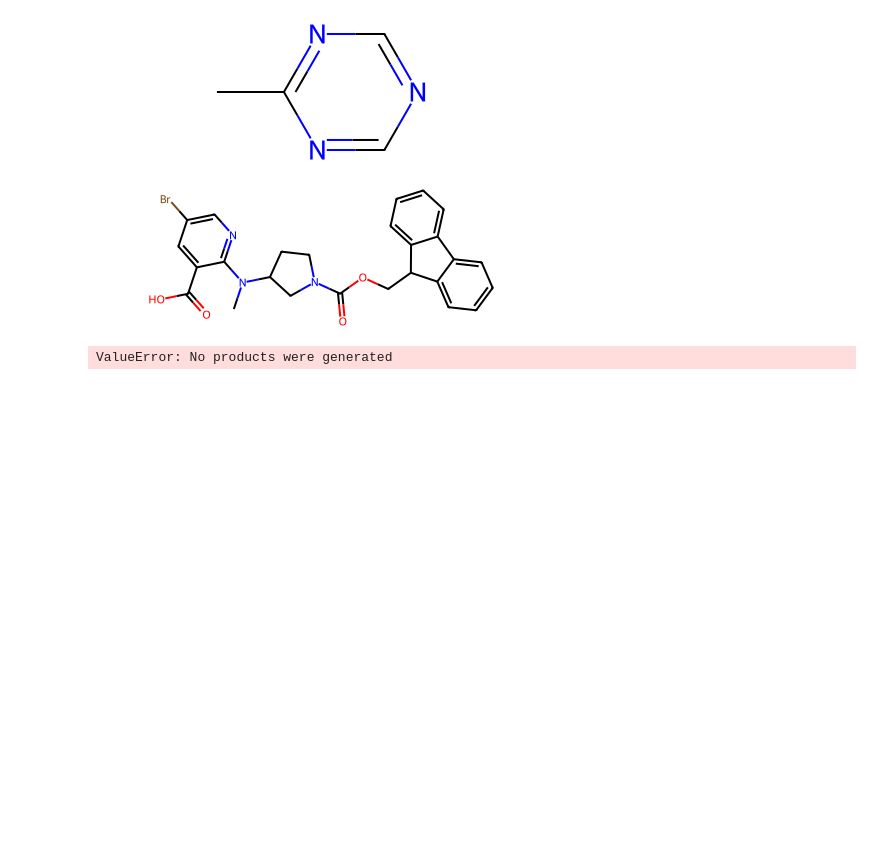
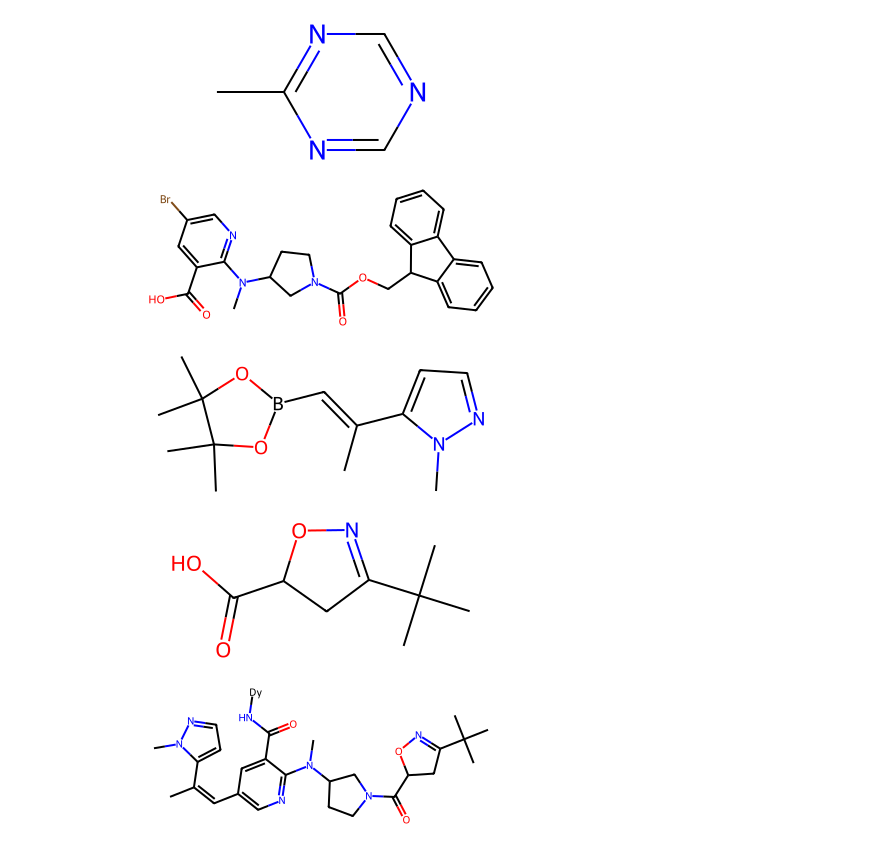
Before and after one commit to TeamEpochGithub/iv-q4-predict-new-medicines-belka, a Jupyter notebook: notebooks/reaction_experimentation.ipynb, the cells around one changed output. Cells and saved outputs as stored; diff of their text form; code cells hidden in the pictures; blank space fills up the shorter version.

Commit message:
Almost fully working building block combination function, issue with molecule equality.

```diff
--- a/notebooks/reaction_experimentation.ipynb
+++ b/notebooks/reaction_experimentation.ipynb
@@ -67,6 +67,8 @@ BORONATE_HALIDE_SMART = '[*:1]([I,Br,Cl,F]).[*:2]B1OC(C)(C)C(C)(C)O1>>[*:1]([*:2
 reaction_boronate_halide = Chem.rdChemReactions.ReactionFromSmarts(BORONATE_HALIDE_SMART)
 COOH_BOC_SMART = '[*:1]C(=O)OC(C)(C)C.[*:2]C(=O)O>>[*:1]C(=O)[*:2]'
 reaction_cooh_boc = Chem.rdChemReactions.ReactionFromSmarts(COOH_BOC_SMART)
+COOH_FMOC_SMART = '[*:1]C(=O)OCC1c2ccccc2-c2ccccc21.[*:2]C(=O)O>>[*:1]C(=O)[*:2]'
+reaction_cooh_fmoc = Chem.rdChemReactions.ReactionFromSmarts(COOH_FMOC_SMART)
 
 #DNA_COOH_SMART = 'C' # Always on the first bb
 #reaction_dna_cooh = Chem.rdChemReactions.ReactionFromSmarts(DNA_COOH_SMART)
@@ -95,6 +97,10 @@ def sanitize_molecule(mol):
         Chem.SanitizeMol(mol)
     except Chem.MolSanitizeException as e:
         raise ValueError(f"Sanitization failed: {e}")
+# %%
+def has_halogen_group(mol) -> bool:
+    halogen = Chem.MolFromSmarts("[I,Br,Cl,F]")
+    return mol.HasSubstructMatch(halogen)
 # %%
 def create_product(bb1: str, bb2: str, bb3: str) -> Chem.Mol:
     BB1 = Chem.MolFromSmiles(bb1)
@@ -103,11 +109,11 @@ def create_product(bb1: str, bb2: str, bb3: str) -> Chem.Mol:
 
     # If BB1 has FMOC, do FMOC triazine reaction
     result = BB1
-    if BB1.HasSubstructMatch(FMOC):
+    if BB1.HasSubstructMatch(FMOC) and not BB2.HasSubstructMatch(BORONATE):
         # Use FMOC_TRIAZINE_SMART to replace FMOC with triazine
         products = reaction_fmoc_triazine.RunReactants([BB1])
         if len(products) == 0:
-            raise ValueError("No products were generated")
+            raise ValueError("No products were generated from fmoc triazine reaction")
         result = products[0][0]
         sanitize_molecule(result)
 
@@ -119,33 +125,42 @@ def create_product(bb1: str, bb2: str, bb3: str) -> Chem.Mol:
 
     # If there is a triazine in the product, do NH2 triazine reaction
     sanitize_molecule(result)
-    if result.HasSubstructMatch(TRIAZINE):
+    if result.HasSubstructMatch(TRIAZINE) and not BB2.HasSubstructMatch(BORONATE):
         # Use NH2_TRIAZINE_SMART1 to replace triazine with NH2 for BB2
         products = reaction_nh2_triazine1.RunReactants((result, BB2))
         if len(products) == 0:
-            raise ValueError("No products were generated")
+            raise ValueError("No products were generated from nh2 triazine reaction")
         result = products[0][0]
         sanitize_molecule(result)
         # Use NH2_TRIAZINE_SMART2 to replace triazine with NH2 for BB3
         products = reaction_nh2_triazine2.RunReactants((result, BB3))
         if len(products) == 0:
-            raise ValueError("No products were generated")
+            raise ValueError("No products were generated from nh2 triazine reaction")
         result = products[0][0]
         sanitize_molecule(result)
-    elif result.HasSubstructMatch(Chem.MolFromSmiles('Br')) or result.HasSubstructMatch(Chem.MolFromSmiles('Cl')) or result.HasSubstructMatch(Chem.MolFromSmiles('I')) or result.HasSubstructMatch(Chem.MolFromSmiles('F')):
+    elif has_halogen_group(result):
         # Use BORONATE_HALIDE_SMART to replace boronate with halide
         products = reaction_boronate_halide.RunReactants([result, BB2])
         if len(products) == 0:
-            raise ValueError("No products were generated")
+            raise ValueError("No products were generated from boronate halide reaction")
         result = products[0][0]
         sanitize_molecule(result)
 
         # Use COOH_BOC_SMART to replace BOC with COOH
-        products = reaction_cooh_boc.RunReactants([result, BB3])
-        if len(products) == 0:
-            raise ValueError("No products were generated")
-        result = products[0][0]
+        if result.HasSubstructMatch(FMOC):
+            products = reaction_cooh_fmoc.RunReactants([result, BB3])
+            if len(products) == 0:
+                raise ValueError("No products were generated from cooh fmoc reaction")
+            result = products[0][0]
+        else:
+            products = reaction_cooh_boc.RunReactants([result, BB3])
+            if len(products) == 0:
+                raise ValueError("No products were generated from cooh boc reaction")
+            result = products[0][0]
         sanitize_molecule(result)
+    else:
+        display(result)
+        raise ValueError("Molecule does not contain triazine or halogen group")
 
 
 
@@ -153,23 +168,38 @@ def create_product(bb1: str, bb2: str, bb3: str) -> Chem.Mol:
 # %%
 # Special row
 spec_row = unique_buildingblock1.iloc[49]
 
 # Display the row buildingblock1_smiles, buildingblock2_smiles, buildingblock3_smiles, and the molecule_smiles
 spec_row_mol = [Chem.MolFromSmiles(spec_row["buildingblock1_smiles"]), Chem.MolFromSmiles(spec_row["buildingblock2_smiles"]), Chem.MolFromSmiles(spec_row["buildingblock3_smiles"])]
 display(spec_row_mol[0])
+display(spec_row_mol[1])
+display(spec_row_mol[2])
+display(Chem.MolFromSmiles(spec_row["molecule_smiles"]))
+
+# Create product
+product = create_product(spec_row["buildingblock1_smiles"], spec_row["buildingblock2_smiles"], spec_row["buildingblock3_smiles"])
 # %% [output]
 [figure]
+[figure, added]
+[figure, added]
+[figure, added]
 # %%
 # Draw the buildingblock1_smiles, buildingblock2_smiles, buildingblock3_smiles and molecule_smiles columns
 
 # Draw rows with step 3
-rows = unique_buildingblock1.iloc[49]
+rows = unique_buildingblock1.iloc[0:1000]
+rows = data.iloc[0:100000]
 # rows = rows[::3]
 
 # Draw the rows in a grid
 grid = []
+count = 0
 for i, row in rows.iterrows():
-    result = create_product(row["buildingblock1_smiles"], row["buildingblock2_smiles"], row["buildingblock3_smiles"])
+    try:
+        result = create_product(row["buildingblock1_smiles"], row["buildingblock2_smiles"], row["buildingblock3_smiles"])
+        count += 1
+    except ValueError as e:
+        raise ValueError(f"Reaction failed: {e} at count {count}")
 
     # Check if the result is the same as the molecule_smiles
     if not result.HasSubstructMatch(Chem.MolFromSmiles(row["molecule_smiles"])):
@@ -178,6 +208,7 @@ for i, row in rows.iterrows():
                      Chem.MolFromSmiles(row["buildingblock3_smiles"]),
                      result,
                      Chem.MolFromSmiles(row["molecule_smiles"])])
+        print(f"Count {count} failed")
 
     # grid.append([Chem.MolFromSmiles(row["buildingblock1_smiles"]),
     #                                        Chem.MolFromSmiles(row["buildingblock2_smiles"]),
@@ -190,9 +221,8 @@ for i, row in rows.iterrows():
 # If result == None, the reaction failed
 # Draw the molecules in a grid giving the smiles as labels, color the molecule in red if the reaction failed
 if len(grid) == 0:
-    raise ValueError("No molecules were generated")
-img = Chem.Draw.MolsToGridImage([mol for row in grid for mol in row],
+    print("All reactions generated the correct molecule")
+else:
+    img = Chem.Draw.MolsToGridImage([mol for row in grid for mol in row],
                                  molsPerRow=5, maxMols=500, subImgSize=(300, 300))
-img
+    display(img)
-# %% [output]
-ValueError: No products were generated
```
